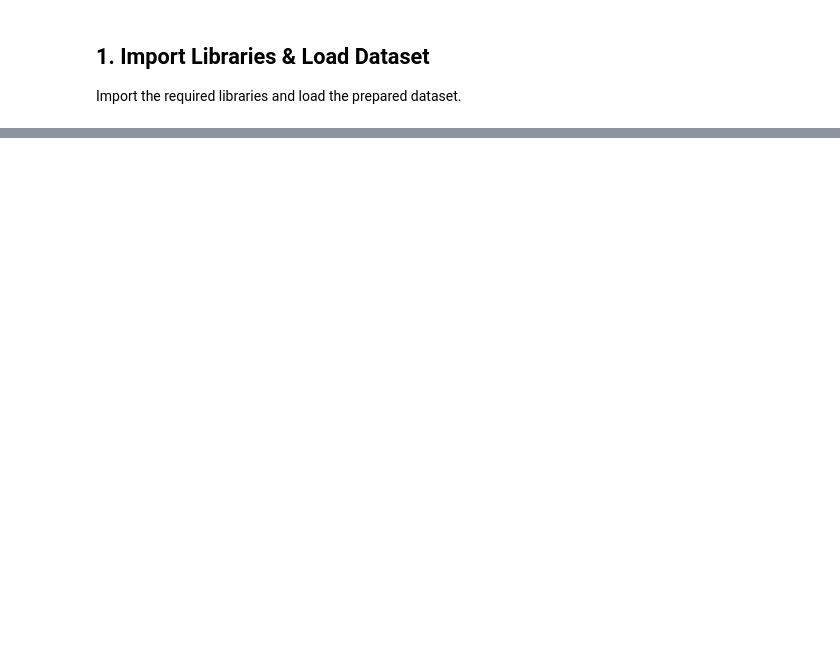
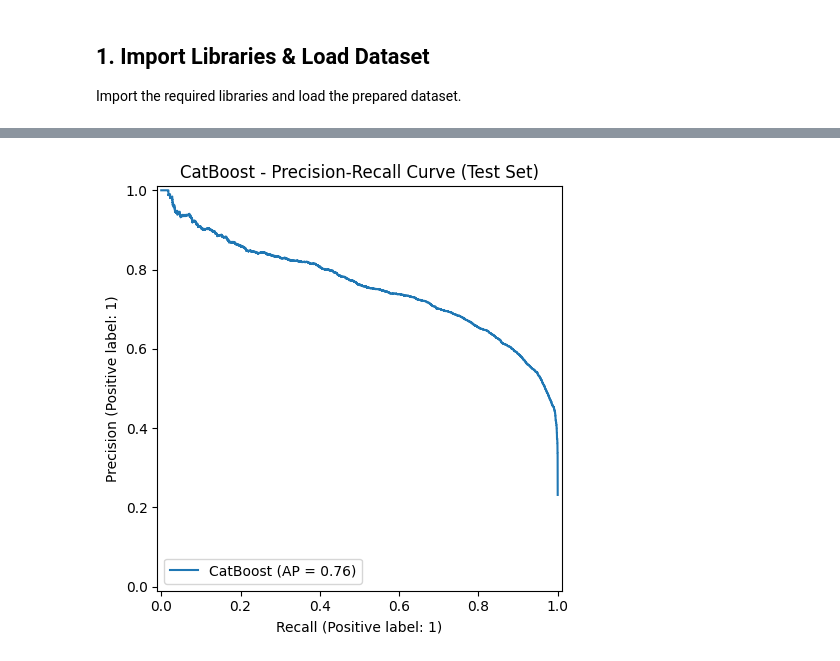
Before and after one commit to Alaa-20040521/AML-Money-Laundering-Detection, a Jupyter notebook: notebooks/Model_Training_and_Evaluation_Organized.ipynb, the cells around one changed output, grey strips where cells are left out. Cells and saved outputs as stored; diff of their text form; code cells hidden in the pictures; blank space fills up the shorter version.

```diff
--- a/notebooks/Model_Training_and_Evaluation_Organized.ipynb
+++ b/notebooks/Model_Training_and_Evaluation_Organized.ipynb
@@ -624,0 +562,20 @@ plt.show()
+# %%
+# Plot Precision-Recall curve
+
+fig, ax = plt.subplots(figsize=(7, 5))
+
+PrecisionRecallDisplay.from_predictions(
+    y_test,
+    test_prob,
+    name=selected_model_name,
+    ax=ax
+)
+
+ax.set_title(
+    f"{selected_model_name} - Precision-Recall Curve (Test Set)"
+)
+
+plt.tight_layout()
+plt.show()
+# %% [output]
+[figure, added]
```
Also changed, not shown: parts of 61 cells of this notebook.
